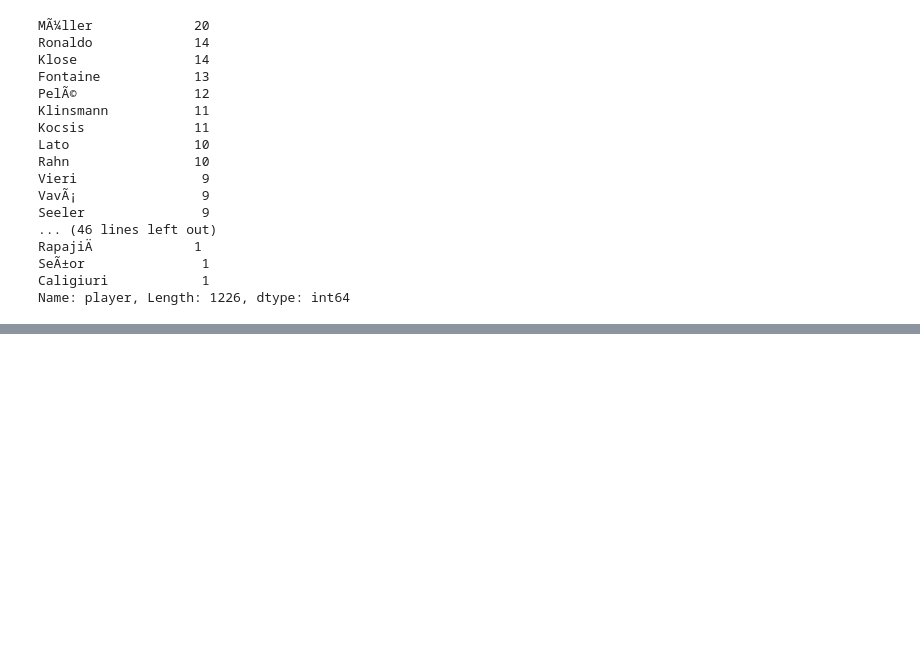
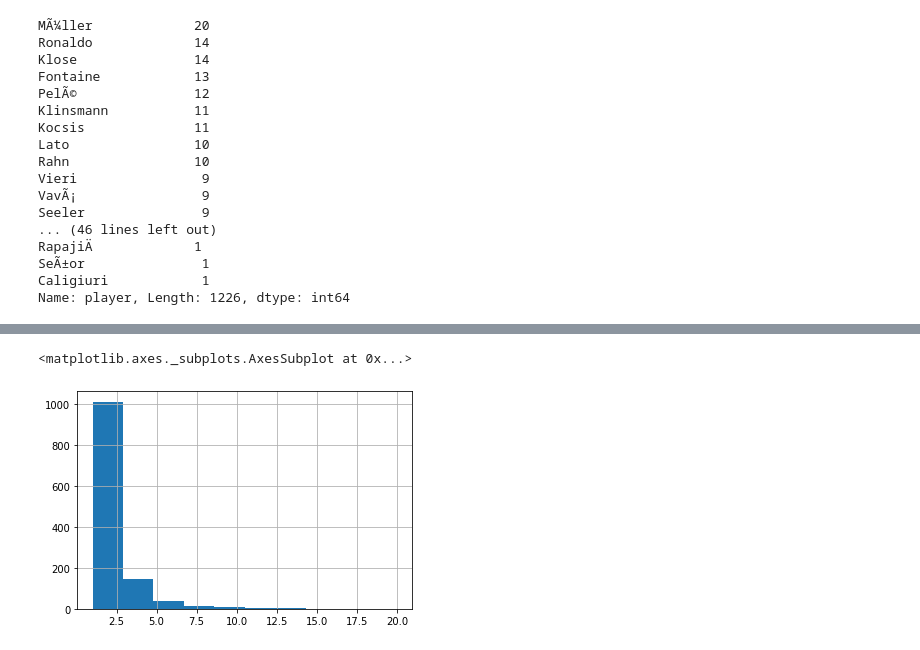
Before and after one commit to pcthink11/dw17, a Jupyter notebook: notebooks/02_pandas_lab.ipynb, the cells around one changed output, grey strips where cells are left out. Cells and saved outputs as stored; diff of their text form; code cells hidden in the pictures; blank space fills up the shorter version.

```diff
--- a/notebooks/02_pandas_lab.ipynb
+++ b/notebooks/02_pandas_lab.ipynb
@@ -224,0 +212,7 @@ ax=player_goal_df.plot.hist(by='player')
+# %%
+# 6. Show a histogram of the number of goals scored by players
+goals['player'].value_counts().hist()
+#need Ben's help here in order to display player names on the X-axis
+# %% [output]
+<matplotlib.axes._subplots.AxesSubplot at 0x...>
+[figure, added]
```
Also changed, not shown: parts of 2 cells of this notebook.
